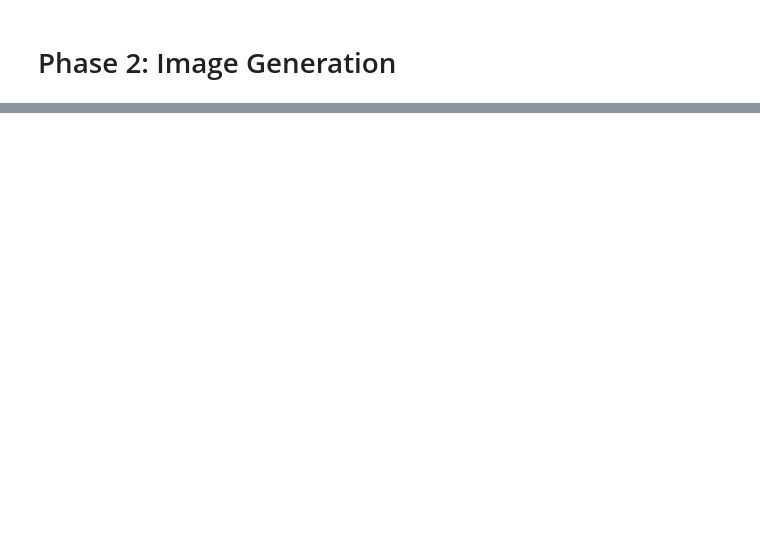
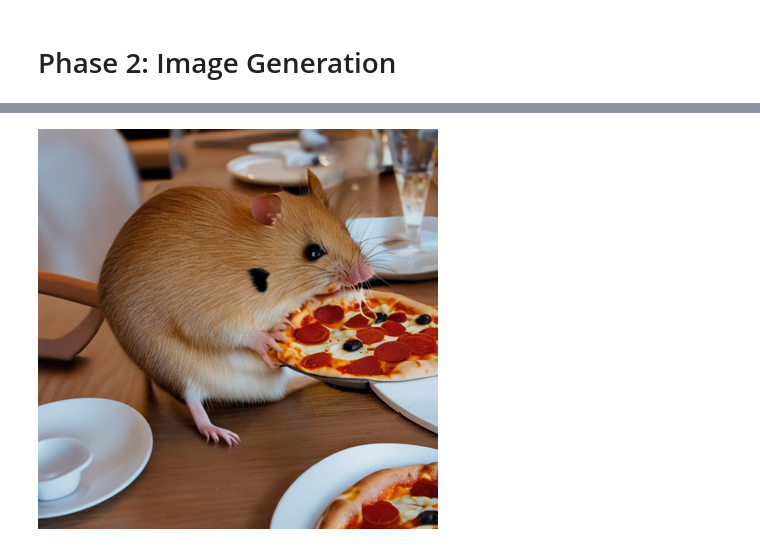
Before and after one commit to sliit-keerthi/SE5110-FCC-Final-Assignment, a Jupyter notebook: FCC_Assignment_Phase_2.ipynb, the cells around one changed output, grey strips where cells are left out. Drawn from its saved outputs; the diff is of its cells as text; code cells hidden in the pictures; blank space fills up the shorter version.

```diff
--- a/FCC_Assignment_Phase_2.ipynb
+++ b/FCC_Assignment_Phase_2.ipynb
@@ -58,0 +78,4 @@ generate_image("Programmer in a garden", image_gen_model)
+# %%
+generate_image("A fat mouse eating a pizza on dinner table", image_gen_model)
+# %% [output]
+[figure, added]
```
Also changed, not shown: parts of 13 cells of this notebook.
